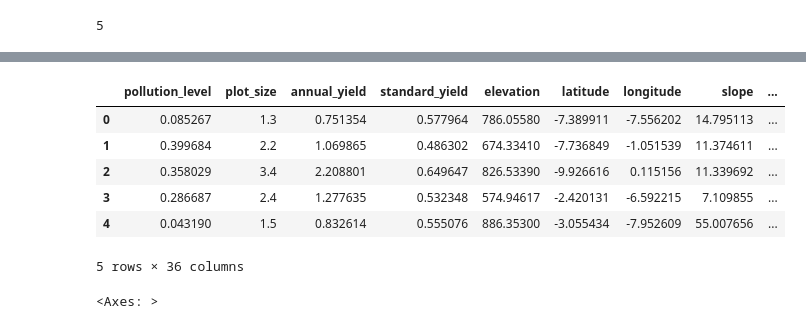
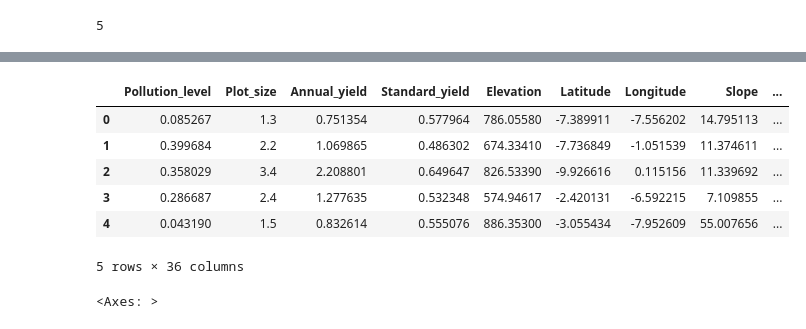
Before and after one commit to Tracylove122/Crop-predictions, a Jupyter notebook: App/Data_cleaning.ipynb, the cells around one changed output, grey strips where cells are left out. Drawn from its saved outputs; the diff is of its cells as text; code cells hidden in the pictures.

```diff
--- a/App/Data_cleaning.ipynb
+++ b/App/Data_cleaning.ipynb
@@ -228,7 +238,7 @@ df['growing_conditions'] = (df['rainfall'] +  df['soil_fertility'])
 # %%
-df["yield_efficiency"] = (df["annual_yield"] / df["standard_yield"])
+df["yield_efficiency"] = (df["Annual_yield"] / df["Standard_yield"])
 # %%
-df["Soil_nature"]=(df["soil_fertility"] * df["ph"])
+df["Soil_nature"]=(df["Soil_fertility"] * df["pH"])
 # %%
 numeric_df = df.select_dtypes(include=np.number)
 correlation_matrix = numeric_df.corr()
@@ -303,10 +313,10 @@ df.head()
 # %%
 encoder = OneHotEncoder()
 
-# Fit and transform the data, converting the result to a dense array
-encoded_value = encoder.fit_transform(df[['soil_type','crop_type','location']]).toarray()
 
-# Display the encoded values
+encoded_value = encoder.fit_transform(df[['Soil_type','Crop_type','Location']]).toarray()
+
+
 encoded_value
 
 with open("encoded_soil_type_crop_type_location.pkl", "wb") as f:
@@ -324,6 +334,6 @@ df["location"].nunique()
 # %% [output]
 5
 # %%
-df_encoded = pd.DataFrame(encoded_value, columns=encoder.get_feature_names_out(['soil_type','crop_type','location']))
+df_encoded = pd.DataFrame(encoded_value, columns=encoder.get_feature_names_out(['Soil_type','Crop_type','Location']))
 df_encoded.head()
 # %% [output]
@@ -345,10 +355,10 @@ df.head()
 | 4 | 0.043190 | 1.5 | 0.832614 | wheat | 0.555076 | 886.35300 | -3.055434 | -7.952609 | ... |
 5 rows × 39 columns
 # %%
-df.drop(columns=['soil_type','crop_type','location'], inplace=True)
+df.drop(columns=['Soil_type','Crop_type','Location'], inplace=True)
 df.head()
 # %% [output]
-|  | pollution_level | plot_size | annual_yield | standard_yield | elevation | latitude | longitude | slope | ... |
+|  | Pollution_level | Plot_size | Annual_yield | Standard_yield | Elevation | Latitude | Longitude | Slope | ... |
 | 0 | 0.085267 | 1.3 | 0.751354 | 0.577964 | 786.05580 | -7.389911 | -7.556202 | 14.795113 | ... |
 | 1 | 0.399684 | 2.2 | 1.069865 | 0.486302 | 674.33410 | -7.736849 | -1.051539 | 11.374611 | ... |
 | 2 | 0.358029 | 3.4 | 2.208801 | 0.649647 | 826.53390 | -9.926616 | 0.115156 | 11.339692 | ... |
```
Also changed, not shown: parts of 24 cells of this notebook, 9 other files.
